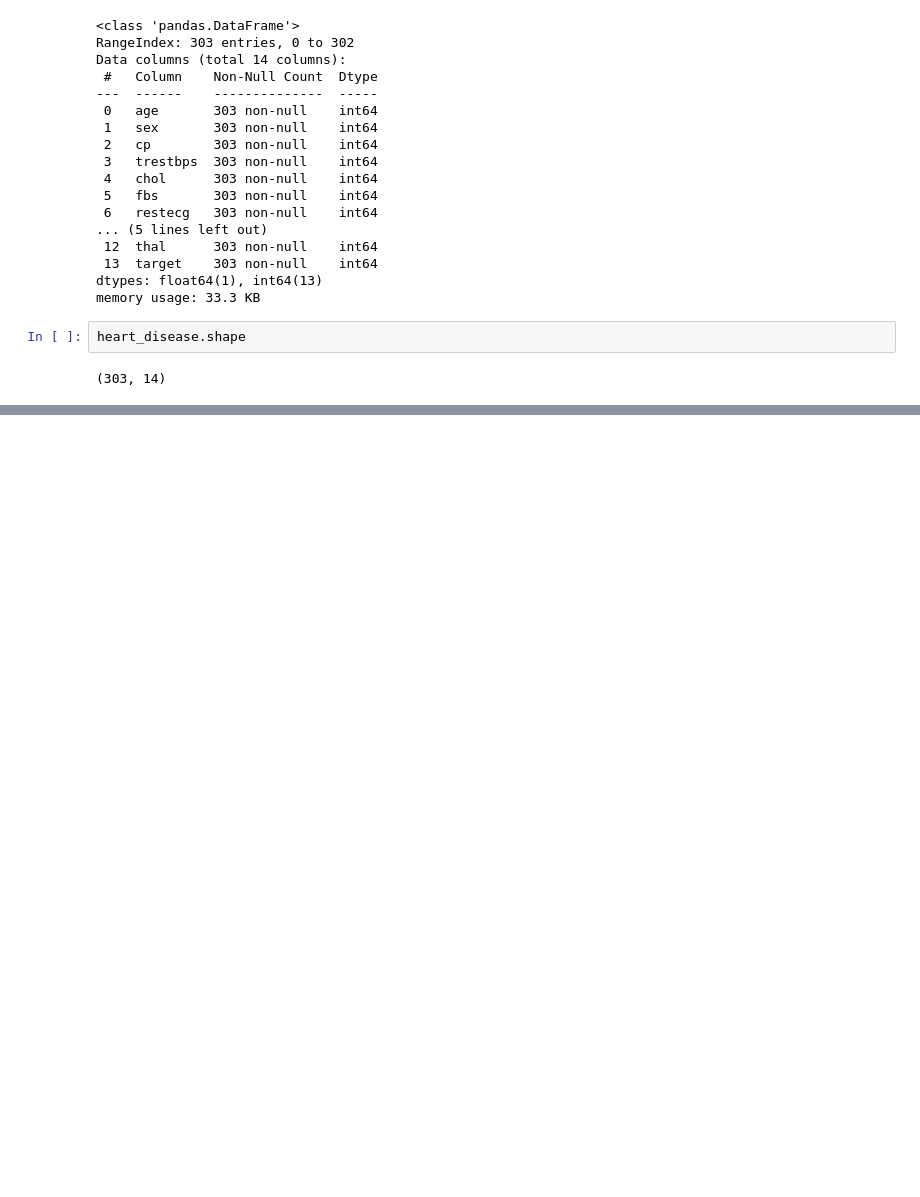
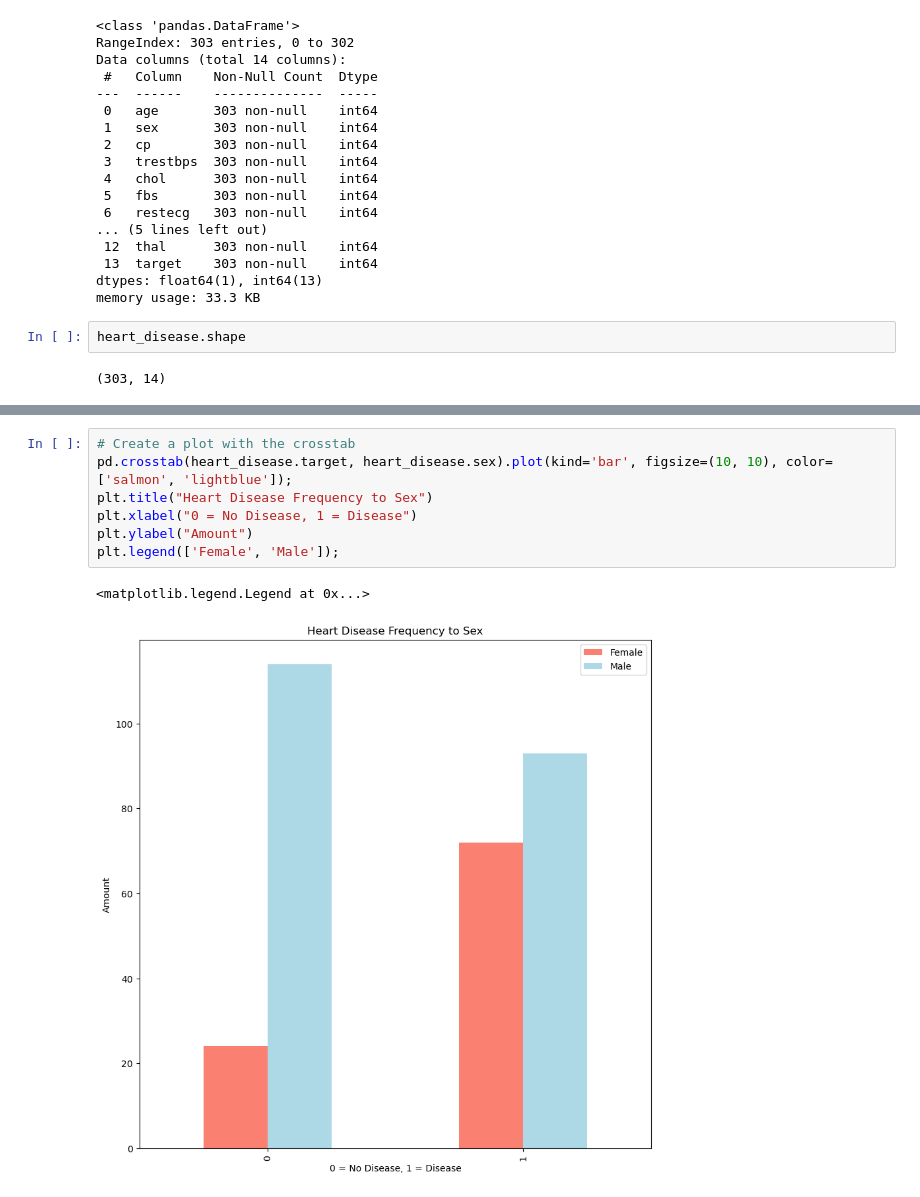
Before and after one commit to HerbertNtim/heart-disease_project, a Jupyter notebook: notebooks/end-to-end-heart-disease-classification.ipynb, the cells around one changed output, grey strips where cells are left out. Cells and saved outputs as stored; diff of their text form; blank space fills up the shorter version.

```diff
--- a/notebooks/end-to-end-heart-disease-classification.ipynb
+++ b/notebooks/end-to-end-heart-disease-classification.ipynb
@@ -77,0 +107,10 @@ heart_disease.shape
+# %%
+# Create a plot with the crosstab
+pd.crosstab(heart_disease.target, heart_disease.sex).plot(kind='bar', figsize=(10, 10), color=['salmon', 'lightblue']);
+plt.title("Heart Disease Frequency to Sex")
+plt.xlabel("0 = No Disease, 1 = Disease")
+plt.ylabel("Amount")
+plt.legend(['Female', 'Male']);
+# %% [output]
+<matplotlib.legend.Legend at 0x...>
+[figure, added]
```
Also changed, not shown: parts of 4 cells of this notebook.
